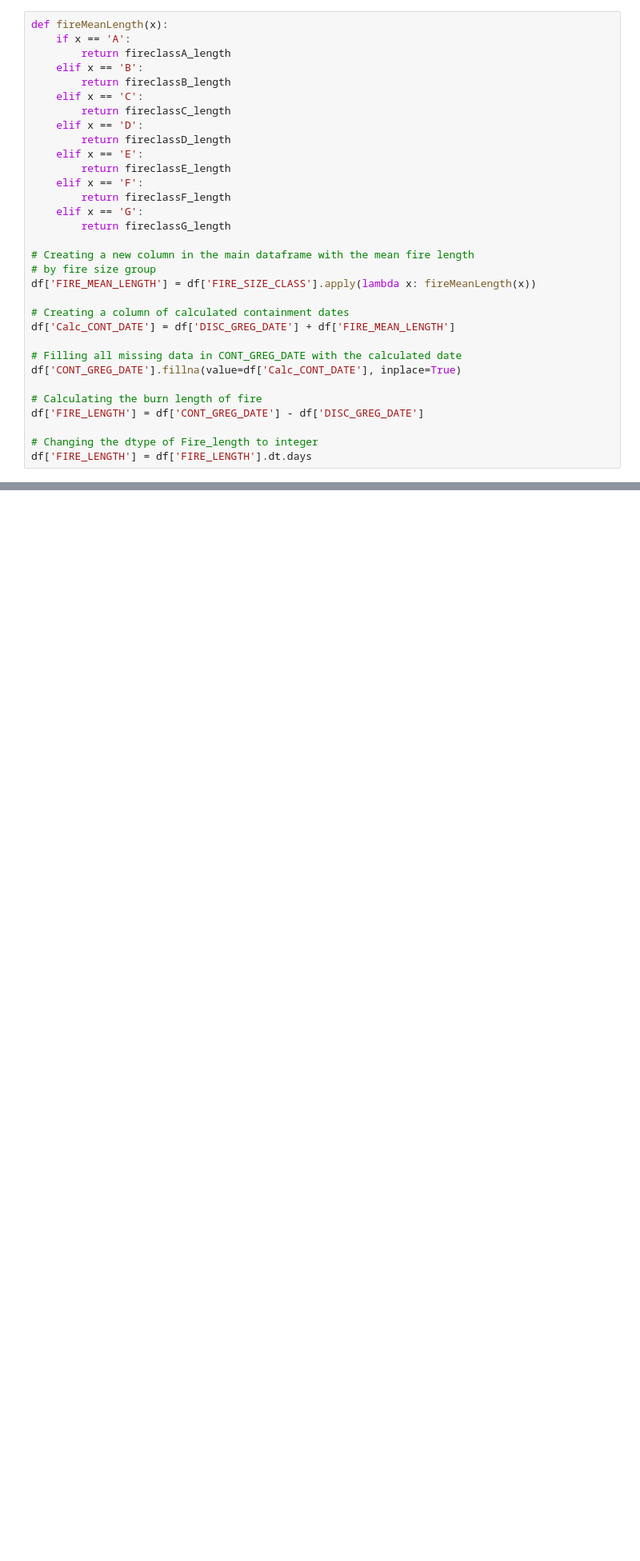
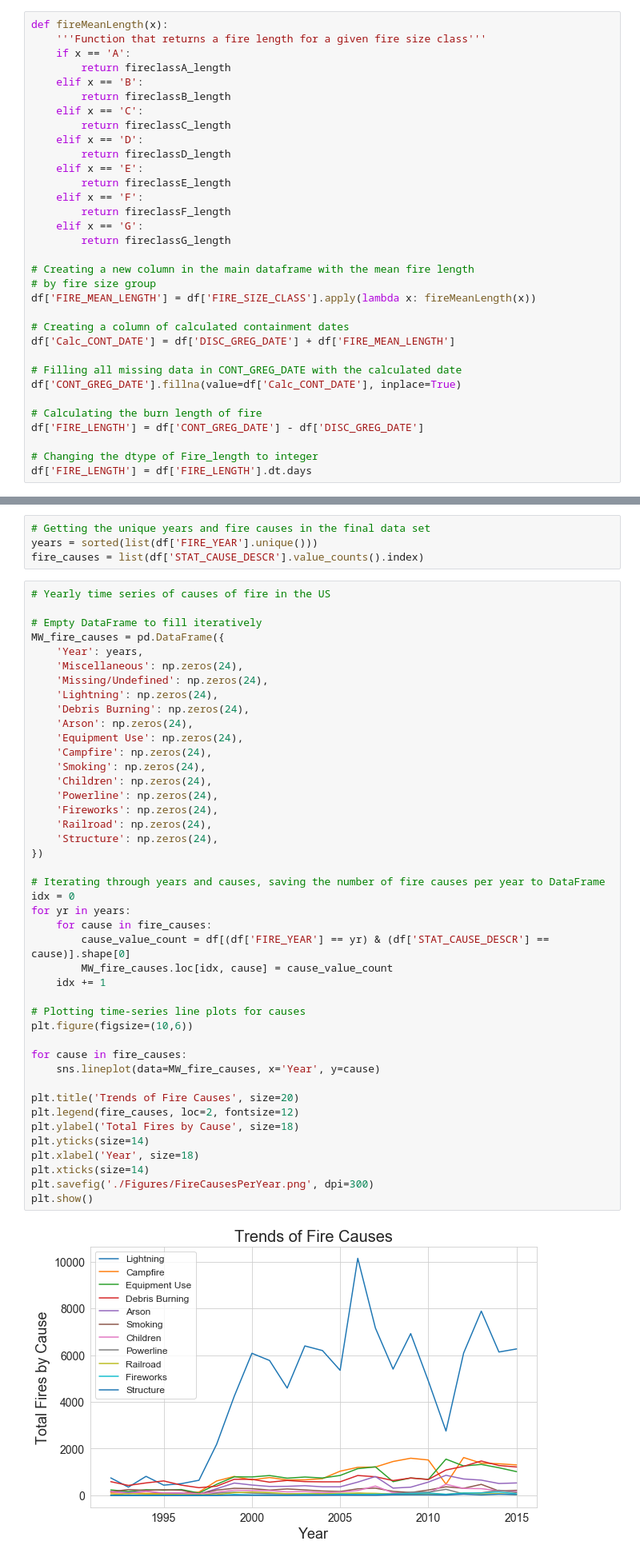
Before and after one commit to mkfrancsis/forest_fire_cause_prediction, a Jupyter notebook: ForestFires_Final.ipynb, the cells around one changed output, grey strips where cells are left out. Shown at 80% size. Saved outputs shown, nothing was run; the diff lists cells and outputs as text; blank space fills up the shorter version.

```diff
--- a/ForestFires_Final.ipynb
+++ b/ForestFires_Final.ipynb
@@ -128,5 +247,6 @@ fireclassG_length = pd.to_timedelta(length_fireclass_mean[6], unit='D')
 # %%
 def fireMeanLength(x):
+    '''Function that returns a fire length for a given fire size class'''
     if x == 'A':
         return fireclassA_length
     elif x == 'B':
@@ -216,0 +343,49 @@ df.drop(columns=['FIPS_CODE', 'STATE_FIPS'], inplace=True)
+# %%
+# Getting the unique years and fire causes in the final data set
+years = sorted(list(df['FIRE_YEAR'].unique()))
+fire_causes = list(df['STAT_CAUSE_DESCR'].value_counts().index)
+# %%
+# Yearly time series of causes of fire in the US
+
+# Empty DataFrame to fill iteratively
+MW_fire_causes = pd.DataFrame({
+    'Year': years,
+    'Miscellaneous': np.zeros(24),
+    'Missing/Undefined': np.zeros(24),
+    'Lightning': np.zeros(24),
+    'Debris Burning': np.zeros(24),
+    'Arson': np.zeros(24),
+    'Equipment Use': np.zeros(24),
+    'Campfire': np.zeros(24),
+    'Smoking': np.zeros(24),
+    'Children': np.zeros(24),
+    'Powerline': np.zeros(24),
+    'Fireworks': np.zeros(24),
+    'Railroad': np.zeros(24),
+    'Structure': np.zeros(24),
+})
+
+# Iterating through years and causes, saving the number of fire causes per year to DataFrame
+idx = 0
+for yr in years:
+    for cause in fire_causes:
+        cause_value_count = df[(df['FIRE_YEAR'] == yr) & (df['STAT_CAUSE_DESCR'] == cause)].shape[0]
+        MW_fire_causes.loc[idx, cause] = cause_value_count
+    idx += 1
+
+# Plotting time-series line plots for causes
+plt.figure(figsize=(10,6))
+
+for cause in fire_causes:
+    sns.lineplot(data=MW_fire_causes, x='Year', y=cause)
+
+plt.title('Trends of Fire Causes', size=20)
+plt.legend(fire_causes, loc=2, fontsize=12)
+plt.ylabel('Total Fires by Cause', size=18)
+plt.yticks(size=14)
+plt.xlabel('Year', size=18)
+plt.xticks(size=14)
+plt.savefig('./Figures/FireCausesPerYear.png', dpi=300)
+plt.show()
+# %% [output]
+[figure, added]
```
Also changed, not shown: parts of 88 cells of this notebook.
